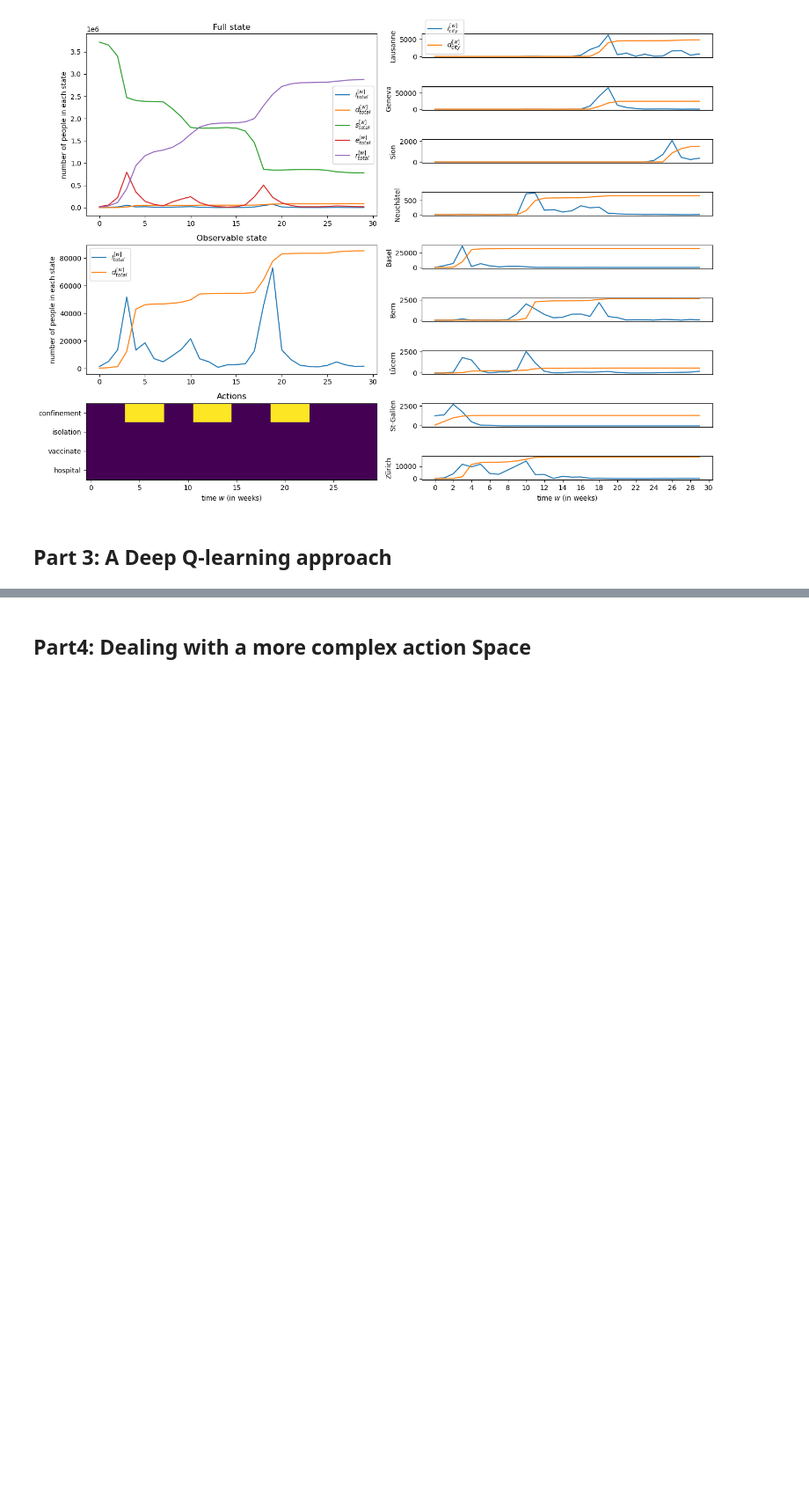
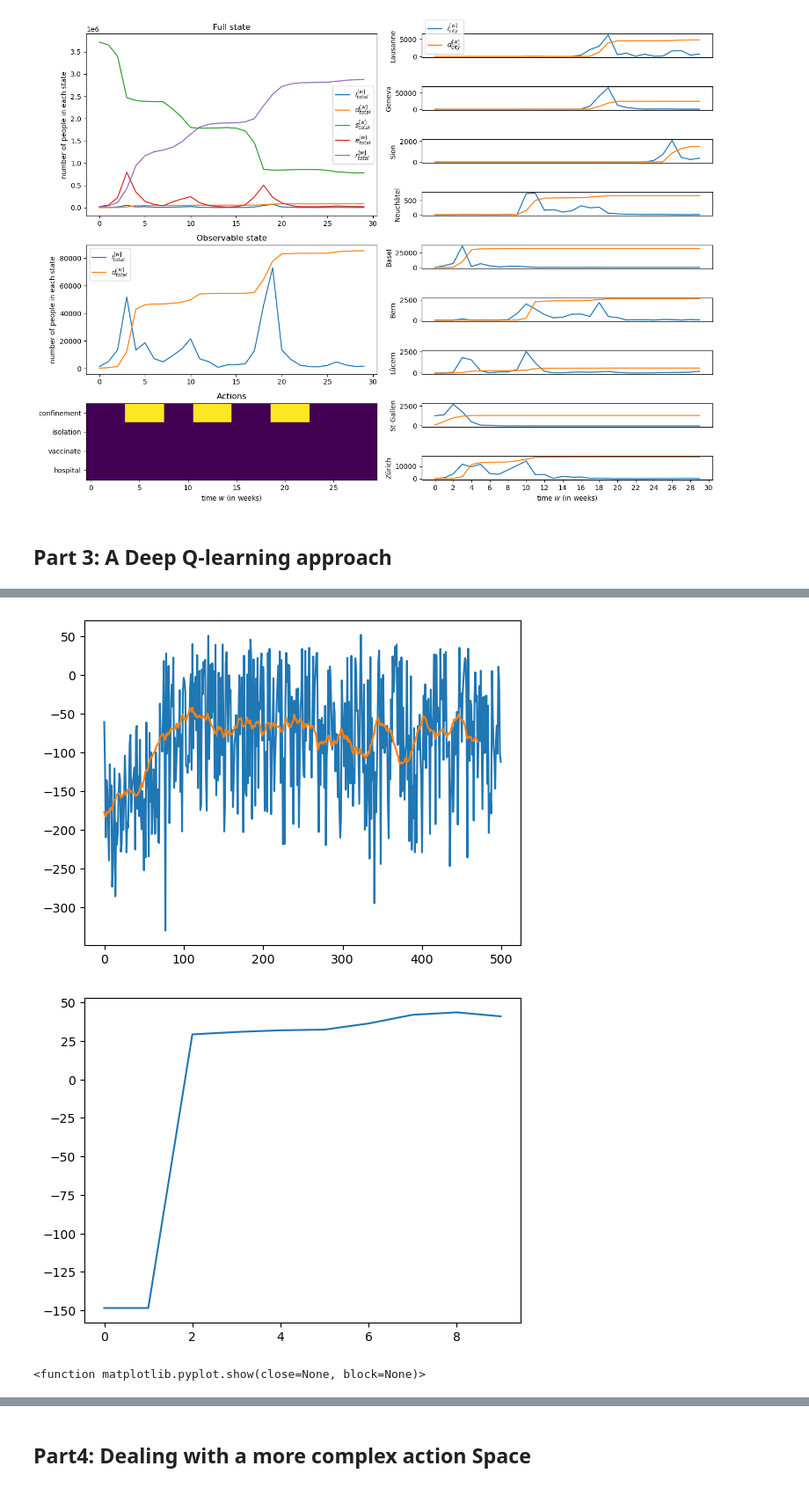
Before and after one commit to paulblgr/Miniproject-ANN, a Jupyter notebook: notebook.ipynb, the cells around one changed output, grey strips where cells are left out. Shown: that part at 88% size. Drawn from its saved outputs; the diff is of its cells as text; code cells hidden in the pictures; blank space fills up the shorter version.

```diff
--- a/notebook.ipynb
+++ b/notebook.ipynb
@@ -75,7 +78,7 @@ action_space=spaces.Discrete(2)
 dyn = ModelDynamics('config/switzerland.yaml')
 observation_space   =   spaces.Box( low=0,
                                     high=1,
-                                    shape=(3, dyn.n_cities, dyn.env_step_length),
+                                    shape=(2, dyn.n_cities, dyn.env_step_length),
                                     dtype=np.float16)
 
 
@@ -89,20 +92,19 @@ DQNagent  = DQNAgent(env)
 training_trace = []
 eval_trace  = []
 
-for i in tqdm(range(200)):
-    log, rwds = training_episode(env, DQNagent, update_target=(i%C ==0 ))
+for i in tqdm(range(500)):
+    log, rwds = training_episode(env, DQNagent, update_target=(i%C ==0 ), seed =  i)
     training_trace.append(np.array(rwds).sum())
-    if i%50 == 0 or i == 200 :
+    if i%50 == 0 or i == 500 :
         eval_env = Env(dyn,
             action_space = action_space,
             observation_space= observation_space,
             action_preprocessor=action_preprocessor,
             observation_preprocessor=observation_preprocessor_DQN)
         cumul_rwds = []
-        for i in range(20) :
-           _ ,rwds = run_episode(DQNagent,eval_env)
+        for j in range(20) :
+           _ ,rwds = run_episode(DQNagent,eval_env, j)
            cumul_rwds.append(np.array(rwds).sum())
 
         avg_rwd = np.array(cumul_rwds).mean()
-        print(avg_rwd)
         eval_trace.append(avg_rwd)
@@ -224,0 +111,22 @@ KeyboardInterrupt:
+# %%
+
+window_size = 30  # Adjust the window size as needed
+moving_avg = np.convolve(training_trace, np.ones(window_size) / window_size, mode='valid')
+plt.plot(training_trace)
+plt.plot(moving_avg)
+plt.show()
+
+
+plt.plot(eval_trace)
+plt.show()
+
+losses = list(map(lambda x : x.item(), DQNagent.get_losses()))
+window_size_loss = 10000  # Adjust the window size as needed
+moving_avg_loss = np.convolve(np.ones(window_size) / window_size,losses, mode='valid')
+plt.plot(losses)
+plt.plot(moving_avg_loss)
+plt.show
+# %% [output]
+[figure, added]
+[figure, added]
+<function matplotlib.pyplot.show(close=None, block=None)>
```
Also changed, not shown: parts of 3 cells of this notebook, 1 other file.
